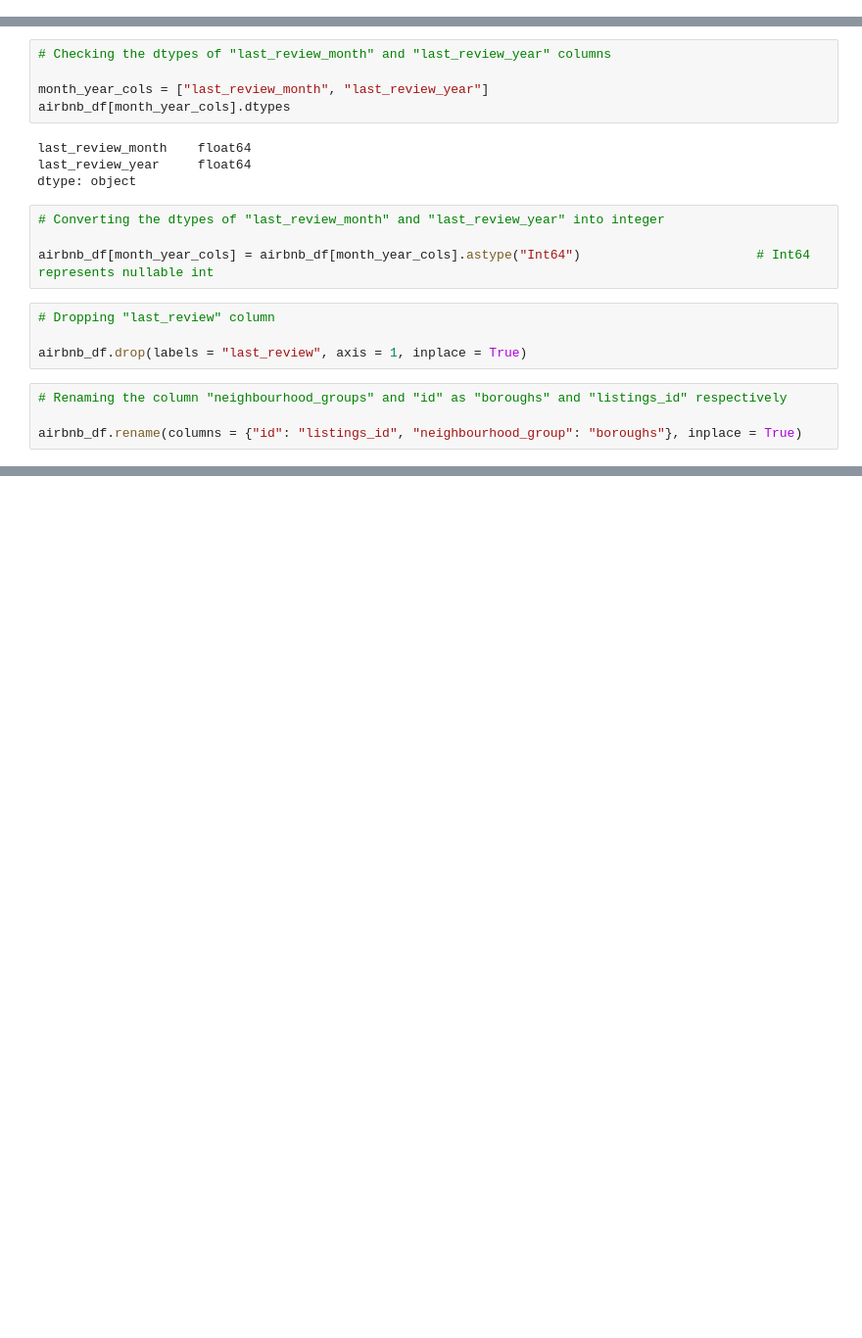
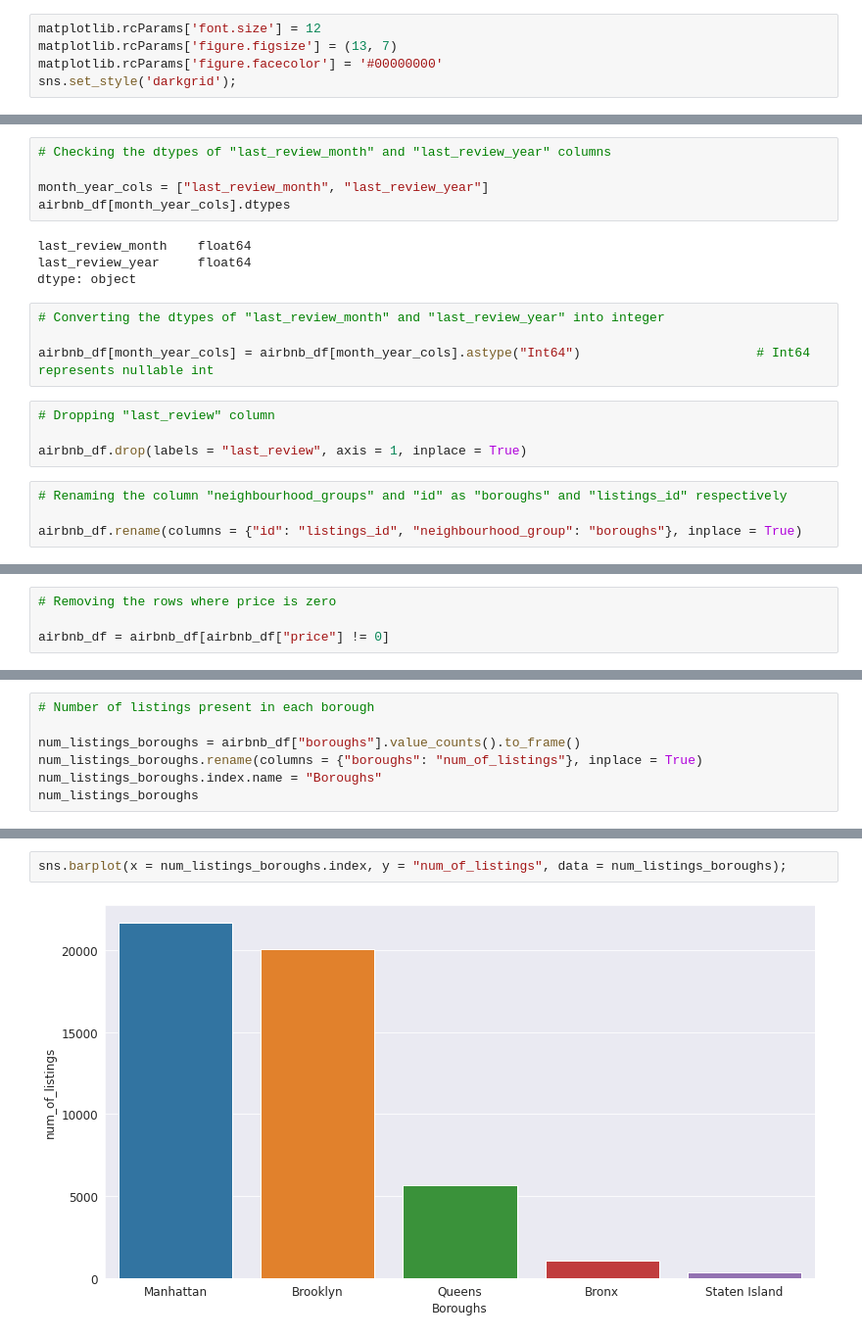
Before and after one commit to RupeshSharma14/Airbnb-Bookings-Analysis, a Jupyter notebook: Airbnb_Bookings_Analysis_Capstone_Project.ipynb, the cells around one changed output, grey strips where cells are left out. Shown at 98% size. Saved outputs shown, nothing was run; the diff lists cells and outputs as text; blank space fills up the shorter version.

```diff
--- a/Airbnb_Bookings_Analysis_Capstone_Project.ipynb
+++ b/Airbnb_Bookings_Analysis_Capstone_Project.ipynb
@@ -20,5 +22,10 @@ import seaborn as sns
 
 %matplotlib inline
+# %%
+matplotlib.rcParams['font.size'] = 12
+matplotlib.rcParams['figure.figsize'] = (13, 7)
+matplotlib.rcParams['figure.facecolor'] = '#00000000'
+sns.set_style('darkgrid');
 # %%
 # Mounting the goole drive
 
@@ -146,0 +186,4 @@ airbnb_df.head()
+# %%
+# Removing the rows where price is zero
+
+airbnb_df = airbnb_df[airbnb_df["price"] != 0]
@@ -146,0 +199,7 @@ airbnb_df.head()
+# %%
+# Number of listings present in each borough
+
+num_listings_boroughs = airbnb_df["boroughs"].value_counts().to_frame()
+num_listings_boroughs.rename(columns = {"boroughs": "num_of_listings"}, inplace = True)
+num_listings_boroughs.index.name = "Boroughs"
+num_listings_boroughs
@@ -146,0 +214,4 @@ airbnb_df.head()
+# %%
+sns.barplot(x = num_listings_boroughs.index, y = "num_of_listings", data = num_listings_boroughs);
+# %% [output]
+[figure, added]
```
Also changed, not shown: parts of 20 cells of this notebook.
